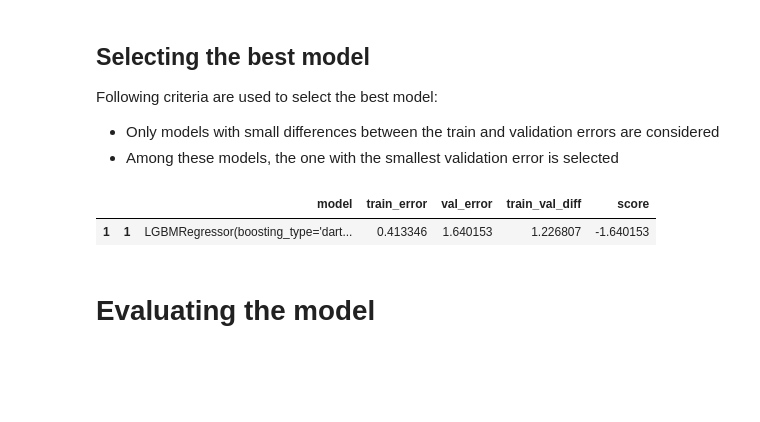
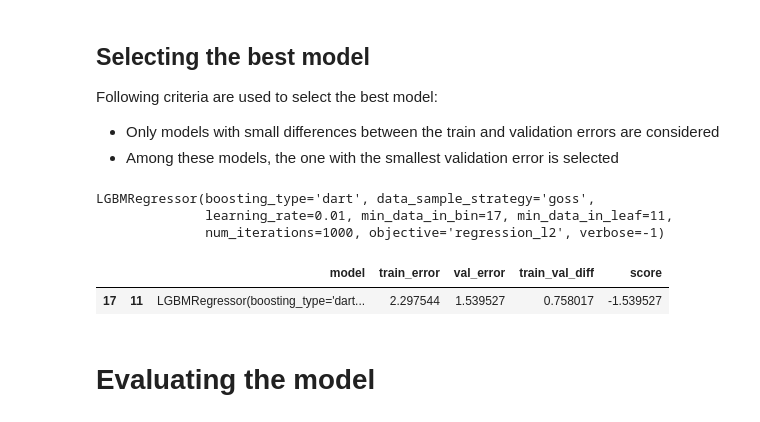
Before and after one commit to dip-scd/sales-forecasting, a Jupyter notebook: notebooks/2-forecasting.ipynb, the cells around one changed output. Drawn from its saved outputs; the diff is of its cells as text; code cells hidden in the pictures; blank space fills up the shorter version.

```diff
--- a/notebooks/2-forecasting.ipynb
+++ b/notebooks/2-forecasting.ipynb
@@ -219,12 +221,12 @@ import lightgbm
 lightgbm.basic._LOGGER = SilentLogger()
 
 param_grid_definition = {
-   'min_data_in_bin': [1]+list(range(10, 201, 20)),
-   'min_data_in_leaf': [1]+list(range(10, 201, 20)),
-#    'lambda_l1': [0, 1, 5],
-#    'lambda_l2': [0, 1, 5],
+   'min_data_in_bin': list(range(1, 25, 2)),
+   'min_data_in_leaf': list(range(1, 25, 2)),
+#    'lambda_l1': [0, 1],
+#    'lambda_l2': [0, 1],
 #    'max_bin': [50, 100, 255],
-#    'max_depth': [3, 7, 13, -1],
+   'max_depth': [3, 7, 13, -1],
 #    'num_leaves': [7,15, 31, 70],
 }
 
@@ -238,6 +240,7 @@ def create_fit_models_grid(param_grid_definition):
             objective='regression_l2',
             num_iterations=1000,
             learning_rate=0.01,
+            data_sample_strategy='goss',
             verbose=-1,
             boosting_type = 'dart',
             **params
@@ -388,22 +391,26 @@ Following criteria are used to select the best model:
 # %%
 df_grid_models = pd.DataFrame(dict_grid_models).T
 df_grid_models['train_val_diff'] = (df_grid_models['train_error'] - df_grid_models['val_error']).abs()
 df_grid_models['score'] =\
     -(df_grid_models['val_error'])
 
 df_grid_models_filtered = df_grid_models[
-    df_grid_models['train_val_diff'] <= df_grid_models['train_val_diff'].quantile(0.5)
+    df_grid_models['train_val_diff'] <= df_grid_models['train_val_diff'].quantile(0.9)
 ]
 
 best_model_spec = df_grid_models_filtered[
     df_grid_models_filtered['score'] == df_grid_models_filtered['score'].max()
 ]
 
 best_model = best_model_spec['model'].iloc[0]
+print(best_model_spec.iloc[0]['model'])
 best_model_spec
 # %% [output]
+LGBMRegressor(boosting_type='dart', data_sample_strategy='goss',
+              learning_rate=0.01, min_data_in_bin=17, min_data_in_leaf=11,
+              num_iterations=1000, objective='regression_l2', verbose=-1)
 |  |  | model | train_error | val_error | train_val_diff | score |
-| 1 | 1 | LGBMRegressor(boosting_type='dart... | 0.413346 | 1.640153 | 1.226807 | -1.640153 |
+| 17 | 11 | LGBMRegressor(boosting_type='dart... | 2.297544 | 1.539527 | 0.758017 | -1.539527 |
 # %% [markdown]
 # Evaluating the model
 # %% [markdown]
```
Also changed, not shown: parts of 6 cells of this notebook.
